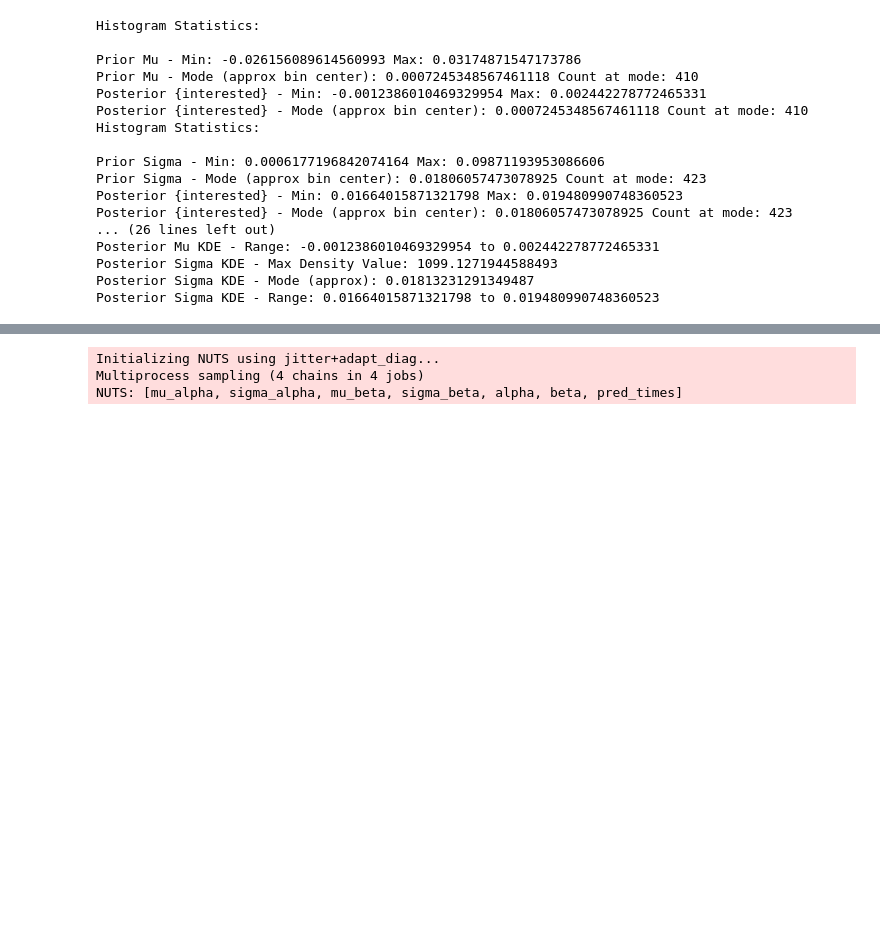
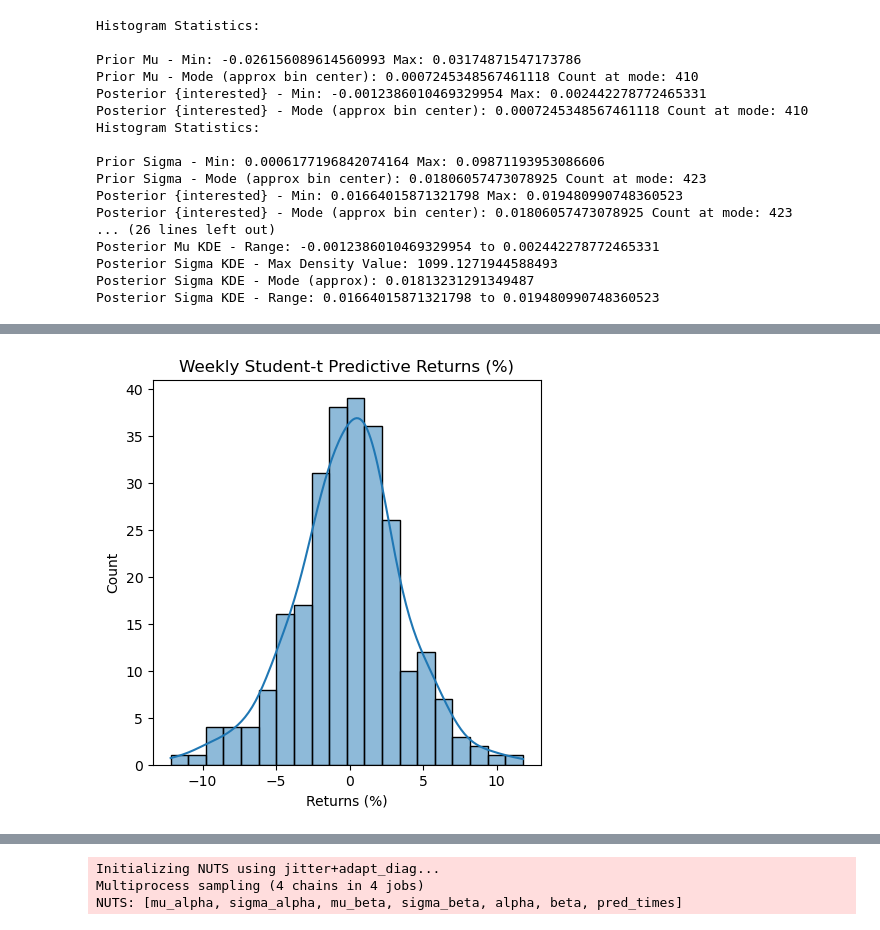
Before and after one commit to hyun95roh/bayesian_analysis, a Jupyter notebook: data/scenarios_1to4.ipynb, the cells around one changed output, grey strips where cells are left out. Drawn from its saved outputs; the diff is of its cells as text; code cells hidden in the pictures; blank space fills up the shorter version.

```diff
--- a/data/scenarios_1to4.ipynb
+++ b/data/scenarios_1to4.ipynb
@@ -294,0 +716,95 @@ Posterior Sigma KDE - Range: 0.01664015871321798 to 0.019480990748360523
+# %%
+# Cell 7: Alternative Model with Student-t Likelihood (Weekly Window)
+# Purpose: Fit a Bayesian model with Student-t likelihood for weekly returns to handle fat tails.
+# pm.StudentT: Robust likelihood for returns with heavy tails.
+# pm.HalfNormal: Prior for nu (degrees of freedom).
+# pm.sample: Explicitly store log-likelihood for potential WAIC (if observation counts align).
+# Added: PPC comparison, strategy simulation, and plot stats for feedback.
+import pymc as pm
+import arviz as az
+import numpy as np
+import matplotlib.pyplot as plt
+import seaborn as sns
+from scipy.stats import ks_2samp
+
+def fit_student_t_model(returns, window_name, forecast_steps=5):
+    with pm.Model() as model:
+        # Priors
+        mu = pm.Normal('mu', mu=0, sigma=0.01)
+        sigma = pm.InverseGamma('sigma', alpha=2, beta=0.1)
+        nu = pm.HalfNormal('nu', sigma=10)  # Degrees of freedom
+        # Likelihood
+        returns_obs = pm.StudentT('returns_obs', nu=nu, mu=mu, sigma=sigma, observed=returns)
+        # Predictive
+        pred_returns = pm.StudentT('pred_returns', nu=nu, mu=mu, sigma=sigma, shape=forecast_steps)
+        # Sample with explicit log-likelihood
+        trace = pm.sample(1000, tune=1000, return_inferencedata=True, idata_kwargs={'log_likelihood': True})
+
+    # Posterior predictive
+    with model:
+        pred_trace = pm.sample_posterior_predictive(trace, var_names=['pred_returns'])
+
+    # Debug: Check InferenceData
+    print(f"{window_name} InferenceData groups:", list(trace.keys()))
+
+    # Summary
+    summary = az.summary(trace, var_names=['mu', 'sigma', 'nu'])
+    print(f"{window_name} Model Posterior Summary:\n", summary)
+
+    # PPC stats
+    simulated_returns = pred_trace.posterior_predictive['pred_returns'].values.flatten()[:len(returns)]
+    ks_stat, ks_pval = ks_2samp(returns, simulated_returns)
+    print(f"{window_name} PPC - Observed Mean:", np.mean(returns)*100, "%", "Std:", np.std(returns)*100, "%")
+    print(f"{window_name} PPC - Simulated Mean:", np.mean(simulated_returns)*100, "%", "Std:", np.std(simulated_returns)*100, "%")
+    print(f"{window_name} PPC - KS Test Statistic:", ks_stat, "P-value:", ks_pval)
+
+    # Plot predictive returns
+    plt.figure(figsize=(5, 5))
+    sns.histplot(simulated_returns * 100, kde=True)
+    plt.title(f'{window_name} Predictive Returns (%)')
+    plt.xlabel('Returns (%)')
+    plt.show()
+
+    # Simulate strategy
+    def simulate_strategy(pred_samples, threshold=0.005, num_decisions=5):
+        profits = []
+        decisions_list = []
+        for path in pred_samples.reshape(-1, num_decisions):
+            decisions = np.where(path > threshold, 'buy', np.where(path < -threshold, 'sell', 'hold'))
+            gain = np.cumsum(np.where(decisions == 'sell', -path, path))
+            profits.append(gain[-1])
+            decisions_list.append(decisions)
+        expected_profit = np.mean(profits)
+        max_loss = np.percentile(profits, 5)  # 5% VaR
+        return expected_profit, max_loss, profits, decisions_list
+
+    pred_t_samples = pred_trace.posterior_predictive['pred_returns'].values[:, :, :5]
+    t_profit, t_loss, t_profits, t_decisions = simulate_strategy(pred_t_samples, threshold=0.005)
+    print(f"{window_name}: Expected Profit {t_profit*100:.2f}%, Max Loss (VaR) {t_loss*100:.2f}%")
+
+    # Plot profit distribution
+    plt.figure(figsize=(5, 5))
+    sns.histplot(t_profits * 100, kde=True)
+    plt.title(f'{window_name} Profit Distribution (%)')
+    plt.xlabel('Cumulative Profit (%) over 5 Decisions')
+    plt.show()
+
+    # Print plot stats
+    print(f"{window_name} Profits - Mean:", np.mean(t_profits)*100, "Std:", np.std(t_profits)*100,
+          "Min:", np.min(t_profits)*100, "Max:", np.max(t_profits)*100, "%")
+    print(f"{window_name} Avg Buys:", np.mean([np.sum([d == 'buy' for d in dl]) for dl in t_decisions]))
+
+    return model, trace, pred_trace
+
+# Fit for weekly returns
+model_t, trace_t, pred_trace_t = fit_student_t_model(returns_weekly, "Weekly Student-t", forecast_steps=5)
+
+# Compare with Normal model via PPC
+weekly_normal_sim = pred_trace_weekly.posterior_predictive['pred_returns'].values.flatten()[:len(returns_weekly)]
+weekly_t_sim = pred_trace_t.posterior_predictive['pred_returns'].values.flatten()[:len(returns_weekly)]
+ks_normal = ks_2samp(returns_weekly, weekly_normal_sim)
+ks_t = ks_2samp(returns_weekly, weekly_t_sim)
+print("Weekly Model Comparison (KS Test P-values):")
+print(f"Normal: KS Stat = {ks_normal.statistic:.4f}, P-value = {ks_normal.pvalue:.4f}")
+print(f"Student-t: KS Stat = {ks_t.statistic:.4f}, P-value = {ks_t.pvalue:.4f}")
+# %% [output]
@@ -294,0 +836 @@ Posterior Sigma KDE - Range: 0.01664015871321798 to 0.019480990748360523
+[figure, added]
```
Also changed, not shown: parts of 17 cells of this notebook, 4 other files.
